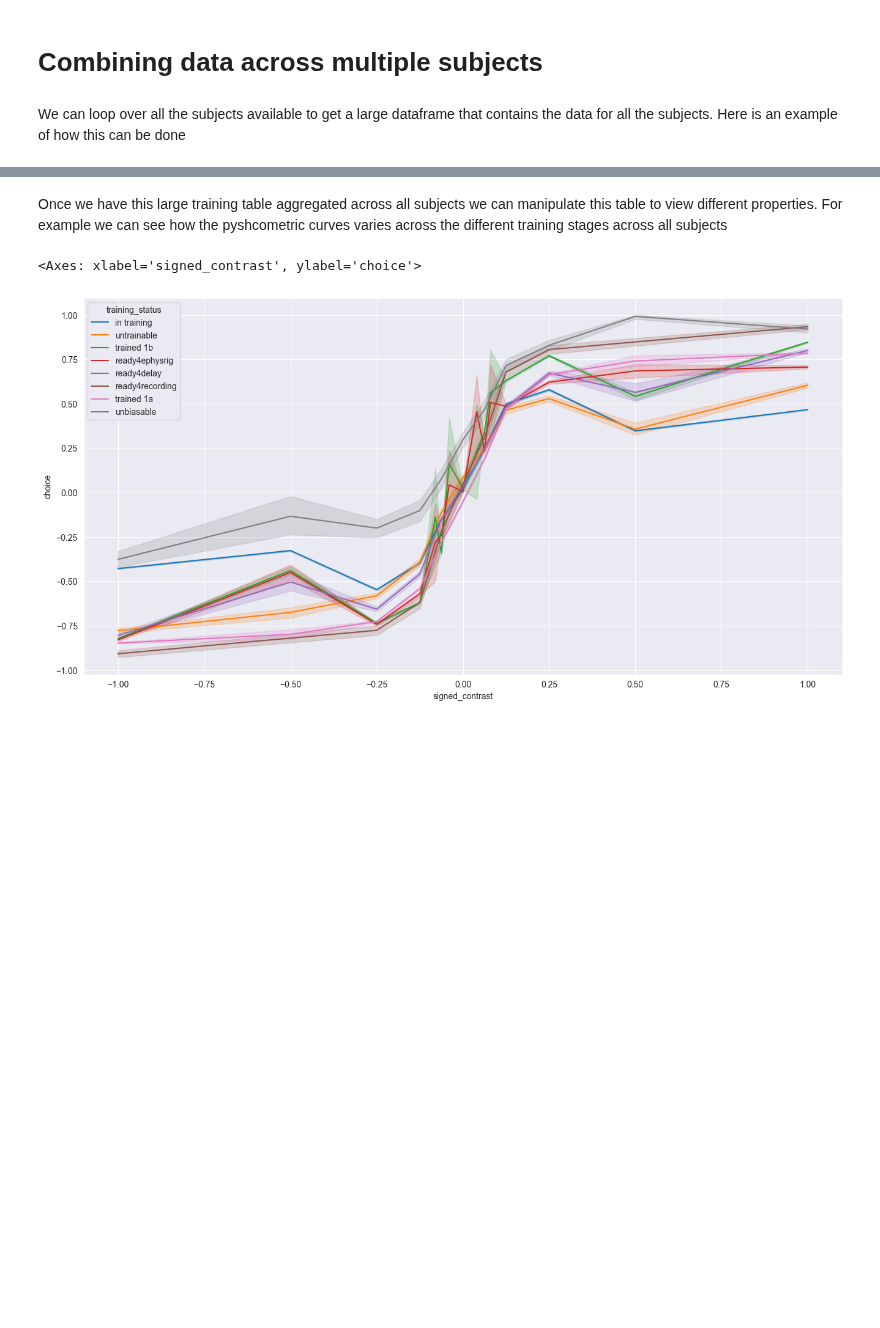
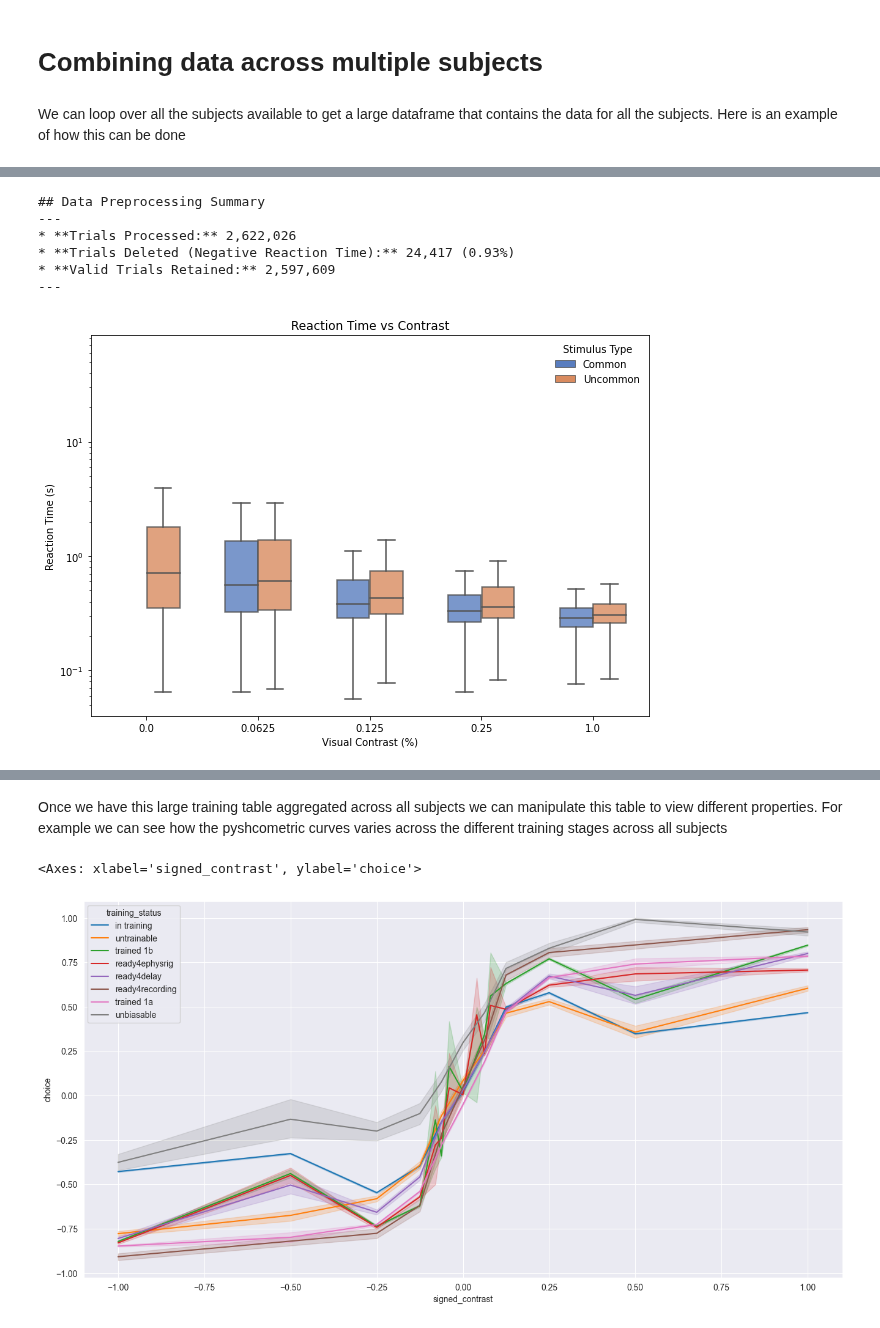
Before and after one commit to ellen-ying/NMA2026, a Jupyter notebook: projects/IBL_behavior_data.ipynb, the cells around one changed output, grey strips where cells are left out. Cells and saved outputs as stored; diff of their text form; code cells hidden in the pictures; blank space fills up the shorter version.

```diff
--- a/projects/IBL_behavior_data.ipynb
+++ b/projects/IBL_behavior_data.ipynb
@@ -422,0 +632,54 @@ Downloading: /root/Downloads/ONE/openalyx.internationalbrainlab.org/aggregates/S
+# %%
+all_biased_sessions = preprocess_biased_trials(all_biased_sessions)
+# %% [output]
+## Data Preprocessing Summary
+---
+* **Trials Processed:** 2,622,026
+* **Trials Deleted (Negative Reaction Time):** 24,417 (0.93%)
+* **Valid Trials Retained:** 2,597,609
+---
+# %%
+def plot_reaction_time(df: pd.DataFrame) -> None:
+    """
+    Plots reaction time against visual contrast, differentiating between common and uncommon stimuli.
+    """
+    # Create a single figure and axis
+    fig, ax = plt.subplots(figsize=(10, 7))
+
+    # 1. Box plot
+    sns.boxplot(
+        data=biased_trials,
+        x="contrast",
+        y="reaction_time",
+        hue="uncommon_stimulus",
+        dodge=True,  # Must match the stripplot's dodge
+        width=0.6,  # Slightly narrower boxes
+        fliersize=0,  # Prevents drawing outliers twice
+        palette="muted",
+        boxprops=dict(alpha=0.8),  # Translucent boxes so points remain visible
+        ax=ax
+    )
+
+    # 2. Clean up the duplicate legend entries
+    handles, labels = ax.get_legend_handles_labels()
+    ax.legend(
+        handles[:2],
+        ["Common", "Uncommon"],  # Nicer label formatting
+        title="Stimulus Type",
+        loc="upper right",  # Places the legend box in the top-right corner
+        frameon=True,  # Optional: adds a neat background frame box
+        facecolor="white",  # Ensures the frame stands out cleanly
+        edgecolor="none",
+    )
+
+    # Formatting the axis
+    ax.set_title("Reaction Time vs Contrast")
+    ax.set_xlabel("Visual Contrast (%)")
+    ax.set_ylabel("Reaction Time (s)")
+    ax.set_yscale("log")  # Using log scale to handle right-skewed reaction times
+
+    plt.show()
+# %%
+plot_reaction_time(all_biased_sessions)
+# %% [output]
+[figure, added]
```
Also changed, not shown: parts of 28 cells of this notebook, 1 other file.
